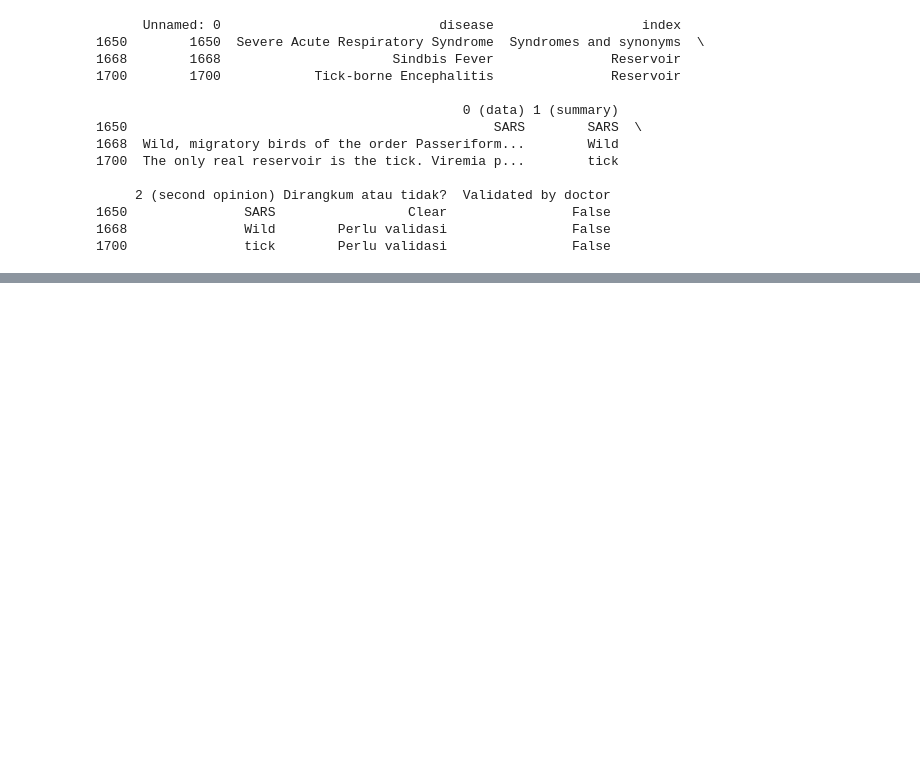
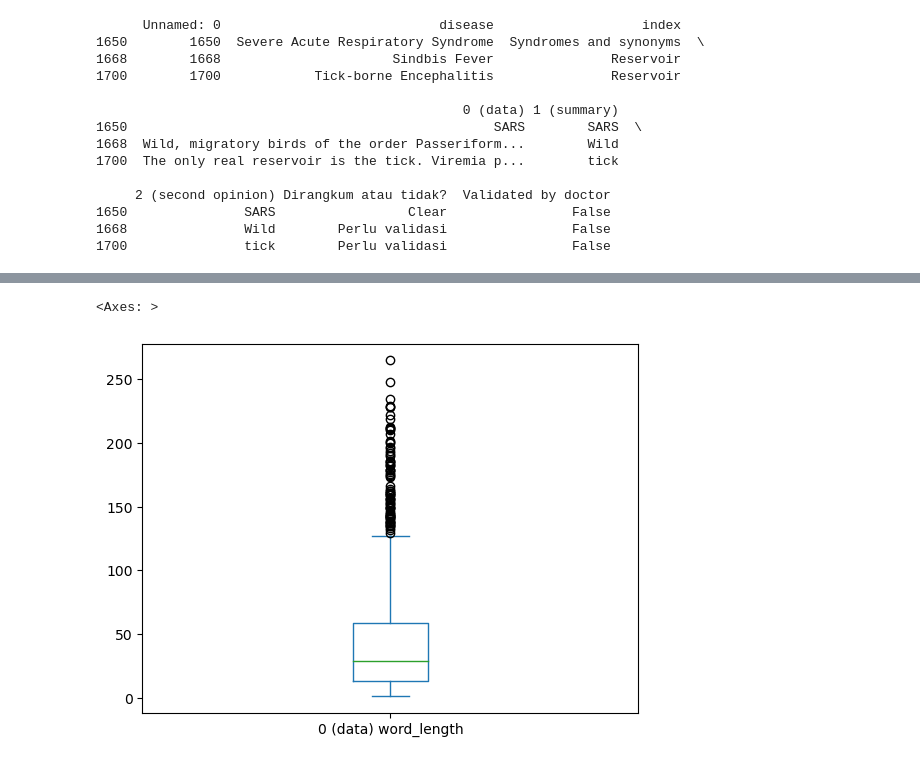
Before and after one commit to mrasyadc/brio-preprocessing, a Jupyter notebook: brio_preprocessing/understanding.ipynb, the cells around one changed output, grey strips where cells are left out. Drawn from its saved outputs; the diff is of its cells as text; code cells hidden in the pictures; blank space fills up the shorter version.

```diff
--- a/brio_preprocessing/understanding.ipynb
+++ b/brio_preprocessing/understanding.ipynb
@@ -187,0 +229,5 @@ print(df[df["1 (summary)"].str.len()==min_target_len])
+# %%
+df["0 (data) word_length"].plot.box()
+# %% [output]
+<Axes: >
+[figure, added]
```
Also changed, not shown: parts of 19 cells of this notebook, 23 other files.
